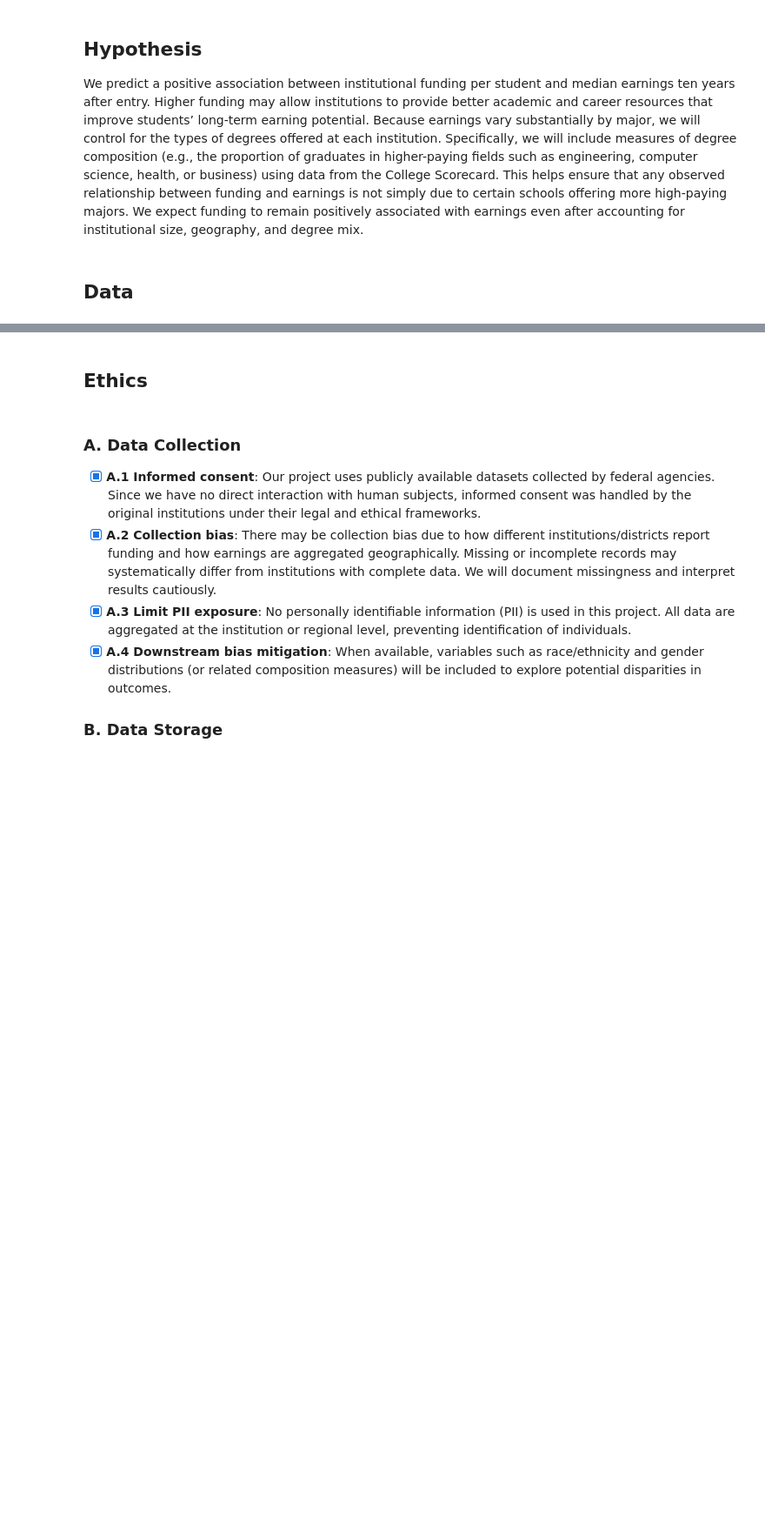
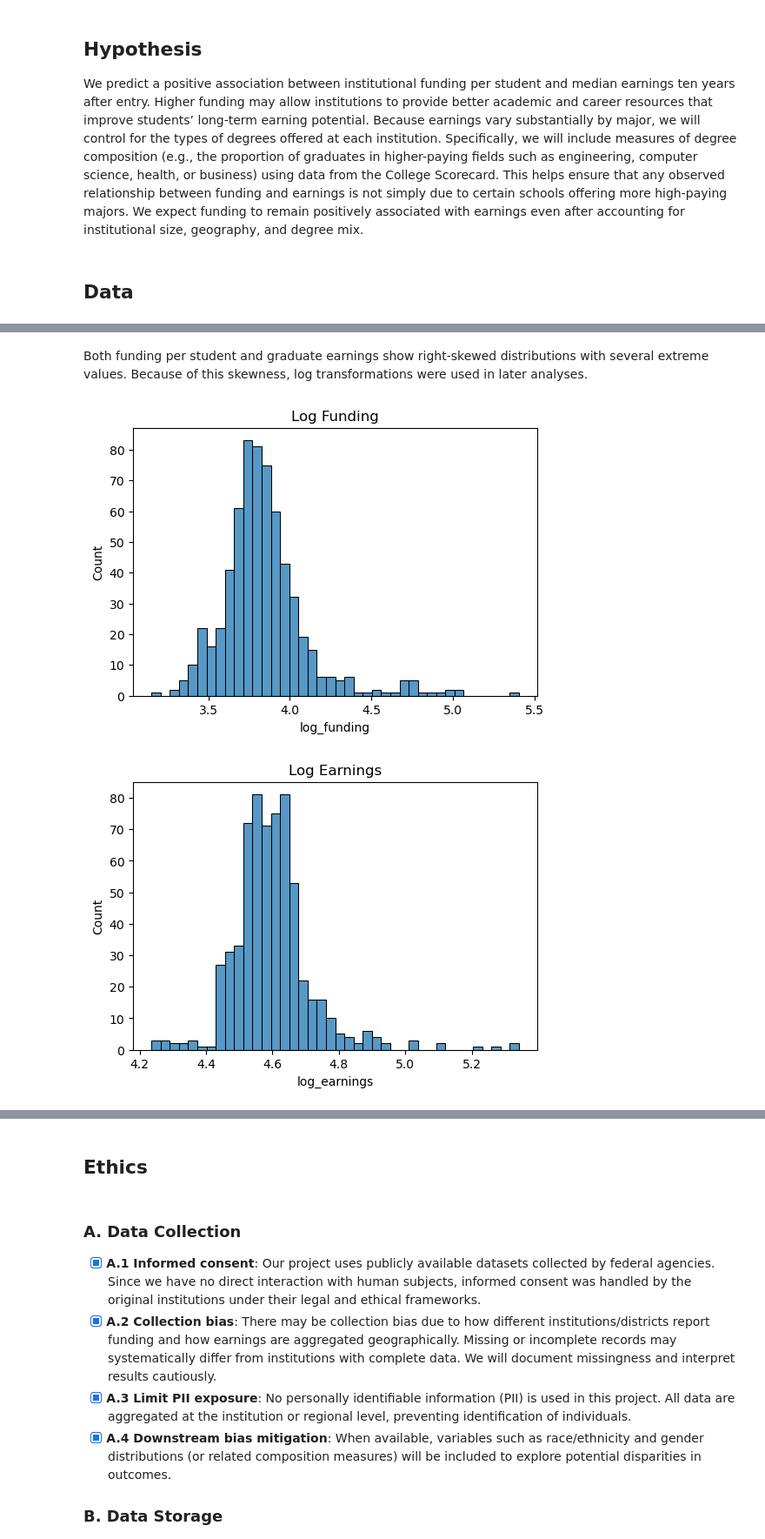
Before and after one commit to COGS108/Group108_WI26, a Jupyter notebook: 03-FinalProject.ipynb, the cells around one changed output, grey strips where cells are left out. Shown at 87% size. Drawn from its saved outputs; the diff is of its cells as text; code cells hidden in the pictures; blank space fills up the shorter version.

```diff
--- a/03-FinalProject.ipynb
+++ b/03-FinalProject.ipynb
@@ -140,0 +288,20 @@ Some more words and stuff.  Remember notebooks work best if you interleave the c
+# %% [markdown]
+Both funding per student and graduate earnings show right-skewed distributions with several extreme values. Because of this skewness, log transformations were used in later analyses.
+# %%
+import numpy as np
+
+df["log_funding"] = np.log10(df["funding_per_student_2012"])
+df["log_earnings"] = np.log10(df["MD_EARN_WNE_P10"])
+
+plt.figure(figsize=(6,4))
+sns.histplot(df["log_funding"], bins=40)
+plt.title("Log Funding")
+plt.show()
+
+plt.figure(figsize=(6,4))
+sns.histplot(df["log_earnings"], bins=40)
+plt.title("Log Earnings")
+plt.show()
+# %% [output]
+[figure, added]
+[figure, added]
```
Also changed, not shown: parts of 52 cells of this notebook.
